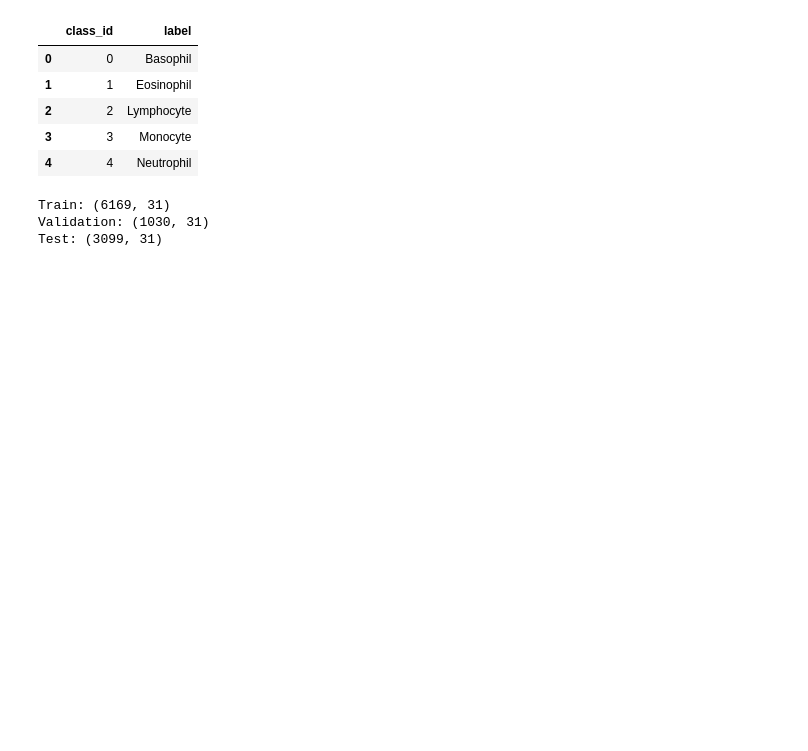
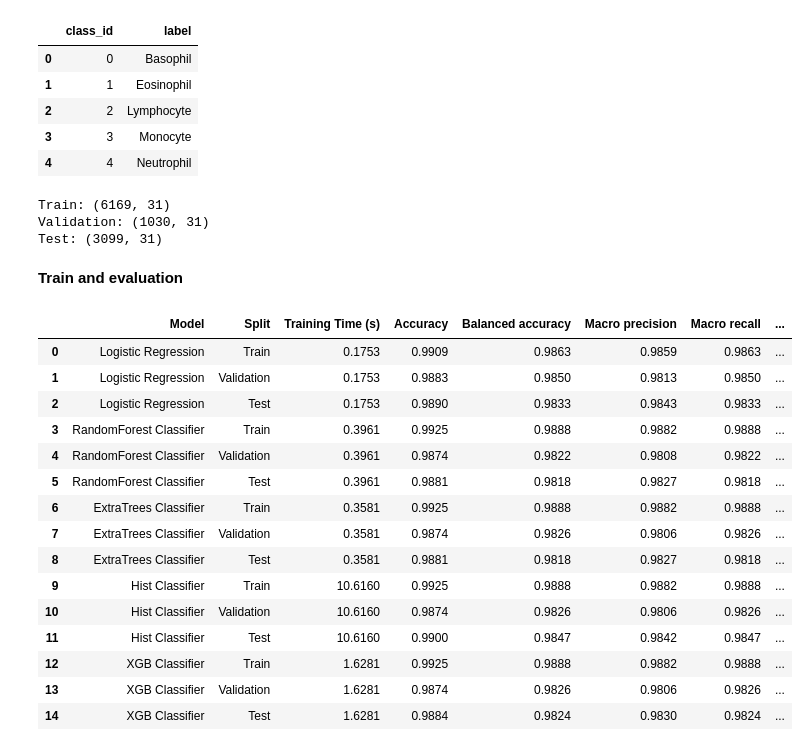
Before and after one commit to mdmohsin212/skill-morph-hw, a Jupyter notebook: Assignment_10.ipynb, the cells around one changed output. Drawn from its saved outputs; the diff is of its cells as text; code cells hidden in the pictures; blank space fills up the shorter version.

Commit message:
Train all model

```diff
--- a/Assignment_10.ipynb
+++ b/Assignment_10.ipynb
@@ -134,3 +134,5 @@ print('Test:', X_test_encoded.shape)
 Train: (6169, 31)
 Validation: (1030, 31)
 Test: (3099, 31)
+# %% [markdown]
+**Train and evaluation**
@@ -136,0 +167,51 @@ Test: (3099, 31)
+# %%
+splits = {
+    "Train": (X_train_encoded, y_train),
+    "Validation": (X_val_encoded, y_val),
+    "Test": (X_test_encoded, y_test),
+}
+
+models = {
+    "Logistic Regression" : LogisticRegression(max_iter=1500, random_state=SEED),
+    "RandomForest Classifier" : RandomForestClassifier(n_estimators=100, random_state=SEED),
+    "ExtraTrees Classifier" : ExtraTreesClassifier(n_estimators=100, random_state=SEED),
+    "Hist Classifier" : HistGradientBoostingClassifier(max_iter=1000, random_state=SEED),
+    "XGB Classifier" : XGBClassifier(n_estimators=100, random_state=SEED)
+}
+# %%
+results = []
+
+for name, model in models.items():
+    started = time.perf_counter()
+    model.fit(X_train_encoded, y_train)
+    training_seconds = time.perf_counter() - started
+
+    for split_name, (X, y) in splits.items():
+        predictions = model.predict(X)
+
+        results.append({
+            "Model": name,
+            "Split": split_name,
+            "Training Time (s)": training_seconds,
+            **evaluate(y, predictions)
+        })
+# %%
+results_df = pd.DataFrame(results)
+display(results_df.round(4))
+# %% [output]
+|  | Model | Split | Training Time (s) | Accuracy | Balanced accuracy | Macro precision | Macro recall | ... |
+| 0 | Logistic Regression | Train | 0.1753 | 0.9909 | 0.9863 | 0.9859 | 0.9863 | ... |
+| 1 | Logistic Regression | Validation | 0.1753 | 0.9883 | 0.9850 | 0.9813 | 0.9850 | ... |
+| 2 | Logistic Regression | Test | 0.1753 | 0.9890 | 0.9833 | 0.9843 | 0.9833 | ... |
+| 3 | RandomForest Classifier | Train | 0.3961 | 0.9925 | 0.9888 | 0.9882 | 0.9888 | ... |
+| 4 | RandomForest Classifier | Validation | 0.3961 | 0.9874 | 0.9822 | 0.9808 | 0.9822 | ... |
+| 5 | RandomForest Classifier | Test | 0.3961 | 0.9881 | 0.9818 | 0.9827 | 0.9818 | ... |
+| 6 | ExtraTrees Classifier | Train | 0.3581 | 0.9925 | 0.9888 | 0.9882 | 0.9888 | ... |
+| 7 | ExtraTrees Classifier | Validation | 0.3581 | 0.9874 | 0.9826 | 0.9806 | 0.9826 | ... |
+| 8 | ExtraTrees Classifier | Test | 0.3581 | 0.9881 | 0.9818 | 0.9827 | 0.9818 | ... |
+| 9 | Hist Classifier | Train | 10.6160 | 0.9925 | 0.9888 | 0.9882 | 0.9888 | ... |
+| 10 | Hist Classifier | Validation | 10.6160 | 0.9874 | 0.9826 | 0.9806 | 0.9826 | ... |
+| 11 | Hist Classifier | Test | 10.6160 | 0.9900 | 0.9847 | 0.9842 | 0.9847 | ... |
+| 12 | XGB Classifier | Train | 1.6281 | 0.9925 | 0.9888 | 0.9882 | 0.9888 | ... |
+| 13 | XGB Classifier | Validation | 1.6281 | 0.9874 | 0.9826 | 0.9806 | 0.9826 | ... |
+| 14 | XGB Classifier | Test | 1.6281 | 0.9884 | 0.9824 | 0.9830 | 0.9824 | ... |
```
Also changed, not shown: parts of 1 cell of this notebook.
